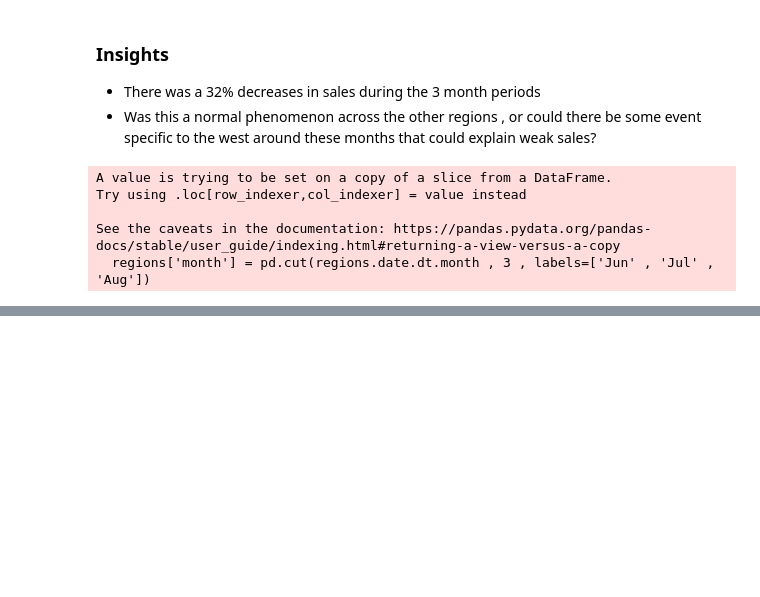
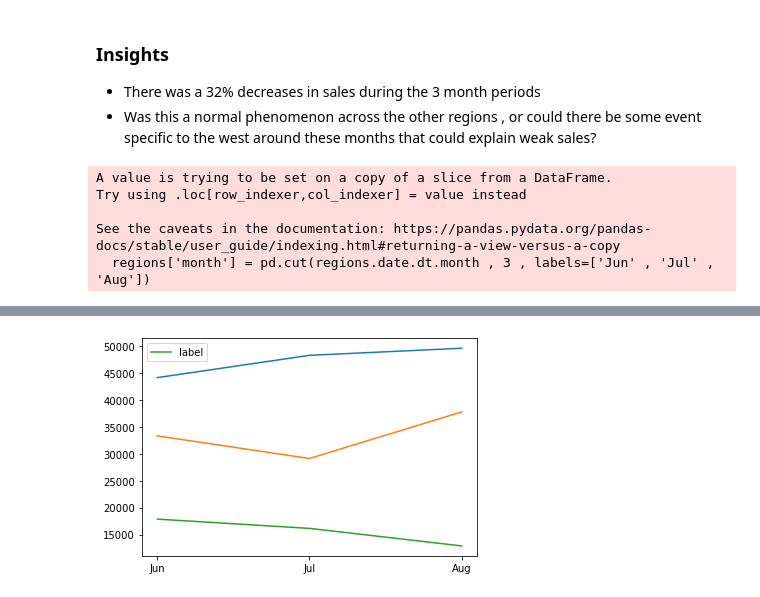
Before and after one commit to awesomepack/Reporting_on_Sales_Data, a Jupyter notebook: Analysis.ipynb, the cells around one changed output, grey strips where cells are left out. Cells and saved outputs as stored; diff of their text form; code cells hidden in the pictures; blank space fills up the shorter version.

Commit message:
Need to figure out legend for multiline  plot

```diff
--- a/Analysis.ipynb
+++ b/Analysis.ipynb
@@ -186,6 +186,12 @@ for regions in regions_list:
 for regions in Regional_Sales:
 
     regions['month'] = pd.cut(regions.date.dt.month , 3 , labels=['Jun' , 'Jul' , 'Aug'])
+
+
+monthly_totals = []
+
+for region in Regional_Sales:
+    monthly_totals.append(region.groupby(['month']).total.sum())
 # %% [output]
 A value is trying to be set on a copy of a slice from a DataFrame.
 Try using .loc[row_indexer,col_indexer] = value instead
@@ -210,0 +201,9 @@ Regional_Sales[0]
+# %%
+import matplotlib.pyplot as plt
+# create a line plot for each region
+fig = plt.figure()
+for region in monthly_totals:
+    line = plt.plot(region , label = 'label')
+    plt.legend(handles = line)
+# %% [output]
+[figure, added]
```
Also changed, not shown: parts of 2 cells of this notebook.
